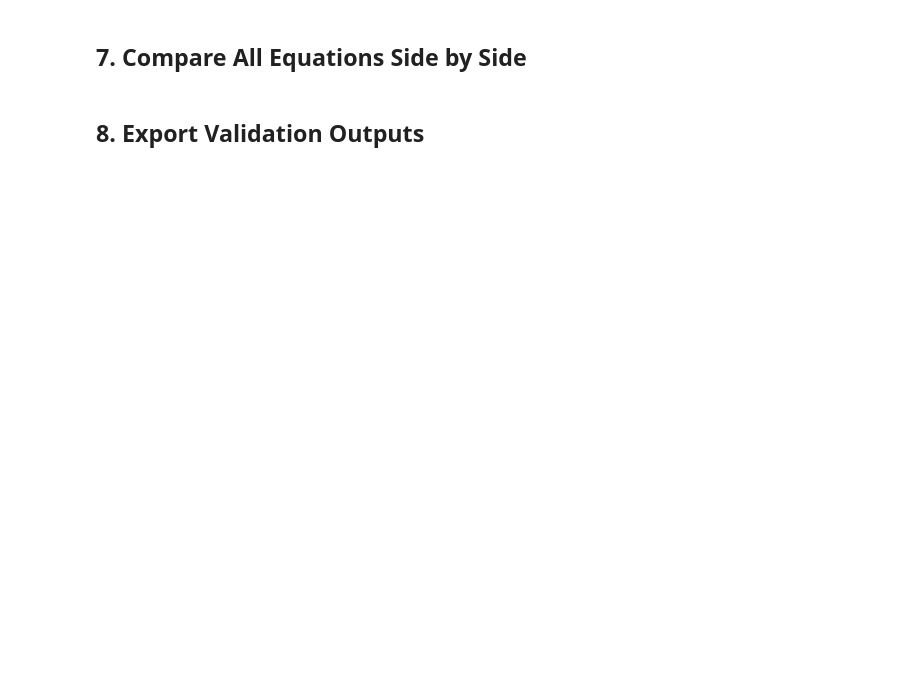
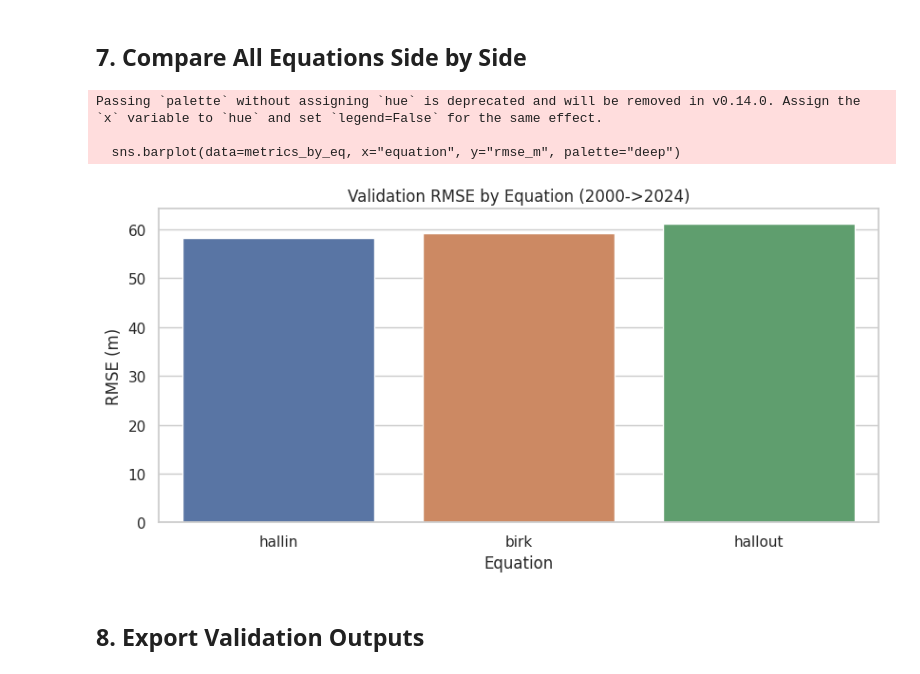
Before and after one commit to RNC-Research-Group/Bruun-rule-yaxiong, a Jupyter notebook: bruunvalidation.ipynb, the cells around one changed output. Drawn from its saved outputs; the diff is of its cells as text; code cells hidden in the pictures; blank space fills up the shorter version.

```diff
--- a/bruunvalidation.ipynb
+++ b/bruunvalidation.ipynb
@@ -161,7 +249,15 @@ if not frames:
 
 bruun = pd.concat(frames, ignore_index=True)
 
-# 2020 medium-confidence SLR from NZSeaRise as the 'current' SLR term.
+# Note: R_bruun/CD/B are geometry- and wave-climate-driven (2016 LiDAR/bathymetry DEM
+# for B, national-constant D50 for hallout, full-record 1979-2024 WHACS-derived CD).
+# They are treated as time-invariant and reused as-is for both the 1980-2000 training
+# window and the 2000-2024 validation window; only the SLR forcing term differs by
+# period below. This matches how Hallermeier/Birkemeier CD is normally applied
+# (a representative/quasi-stationary wave climate), and avoids the multi-hour national
+# pipeline rerun that would be needed to derive a 1980-2000-only WHACS CD per equation.
+
+# 2020 medium-confidence SLR from NZSeaRise as the 'current' (validation-period) SLR term.
 # Note: NZSeaRise file in this workspace starts at 2020 (no 2000/2024 rows).
 nzslr_path = PROJECT_ROOT / "NZSeaRise_proj_novlm.csv"
 if not nzslr_path.exists():
@@ -185,10 +281,30 @@ slr2020 = (
 )
 
 bruun = bruun.merge(slr2020, on="Site ID", how="left")
+
+# 1980-2000 SLR (training-period term) from nearest PSMSL NZ tide-gauge trend,
+# produced by preprocess2_pre2000SLR.py. Both terms are kept VLM-agnostic/consistent
+# for now (see /memories/repo/bruun_validation_slr.md) - novlm NZSeaRise for 2000+,
+# raw (relative) PSMSL trends for 1980-2000.
+pre2000_slr_path = OUTPUT_DIR / "pre2000_slr_by_transect.csv"
+if not pre2000_slr_path.exists():
+    raise FileNotFoundError(
+        f"Missing {pre2000_slr_path}; run preprocess2_pre2000SLR.py first."
+    )
+
+pre2000_slr = pd.read_csv(
+    pre2000_slr_path,
+    usecols=["Unique_ID", "nearest_station_name", "distance_km", "slr_1980_2000_m"],
+)
+pre2000_slr["Unique_ID"] = pd.to_numeric(pre2000_slr["Unique_ID"], errors="coerce").astype("Int64")
+
+bruun = bruun.merge(pre2000_slr, on="Unique_ID", how="left")
+
 found_eqs = sorted(bruun["equation"].dropna().unique().tolist())
 print("Bruun records:", len(bruun))
 print("Equations found:", found_eqs)
-print("SLR-2020 matched rows:", int(bruun["slr_2020_m"].notna().sum()), "/", len(bruun))
+print("SLR-2020 (validation) matched rows:", int(bruun["slr_2020_m"].notna().sum()), "/", len(bruun))
+print("SLR-1980-2000 (training) matched rows:", int(bruun["slr_1980_2000_m"].notna().sum()), "/", len(bruun))
 if len(found_eqs) < 3:
     print("WARNING: fewer than 3 equations loaded from output/doc_eq.")
 bruun.head()
@@ -297,22 +493,19 @@ plt.show()
 # %%
 if len(metrics_by_eq) == 0:
     print("No equation rows available for comparison.")
 else:
     plt.figure(figsize=(8.5, 4.4))
     sns.barplot(data=metrics_by_eq, x="equation", y="rmse_m", palette="deep")
     plt.title("Validation RMSE by Equation (2000->2024)")
     plt.xlabel("Equation")
     plt.ylabel("RMSE (m)")
     plt.tight_layout()
     plt.show()
-
-    # Optional: show equation-level contribution means
-    contrib = (
-        data.groupby("equation", dropna=False)[["hist_component_m", "slr_component_m"]]
-        .mean()
-        .reset_index()
-    )
-    display(contrib)
+# %% [output]
+Passing `palette` without assigning `hue` is deprecated and will be removed in v0.14.0. Assign the `x` variable to `hue` and set `legend=False` for the same effect.
+
+  sns.barplot(data=metrics_by_eq, x="equation", y="rmse_m", palette="deep")
+[figure, added]
 # %% [markdown]
 ## 8. Export Validation Outputs
 # %%
```
Also changed, not shown: parts of 12 cells of this notebook, 3 other files.
